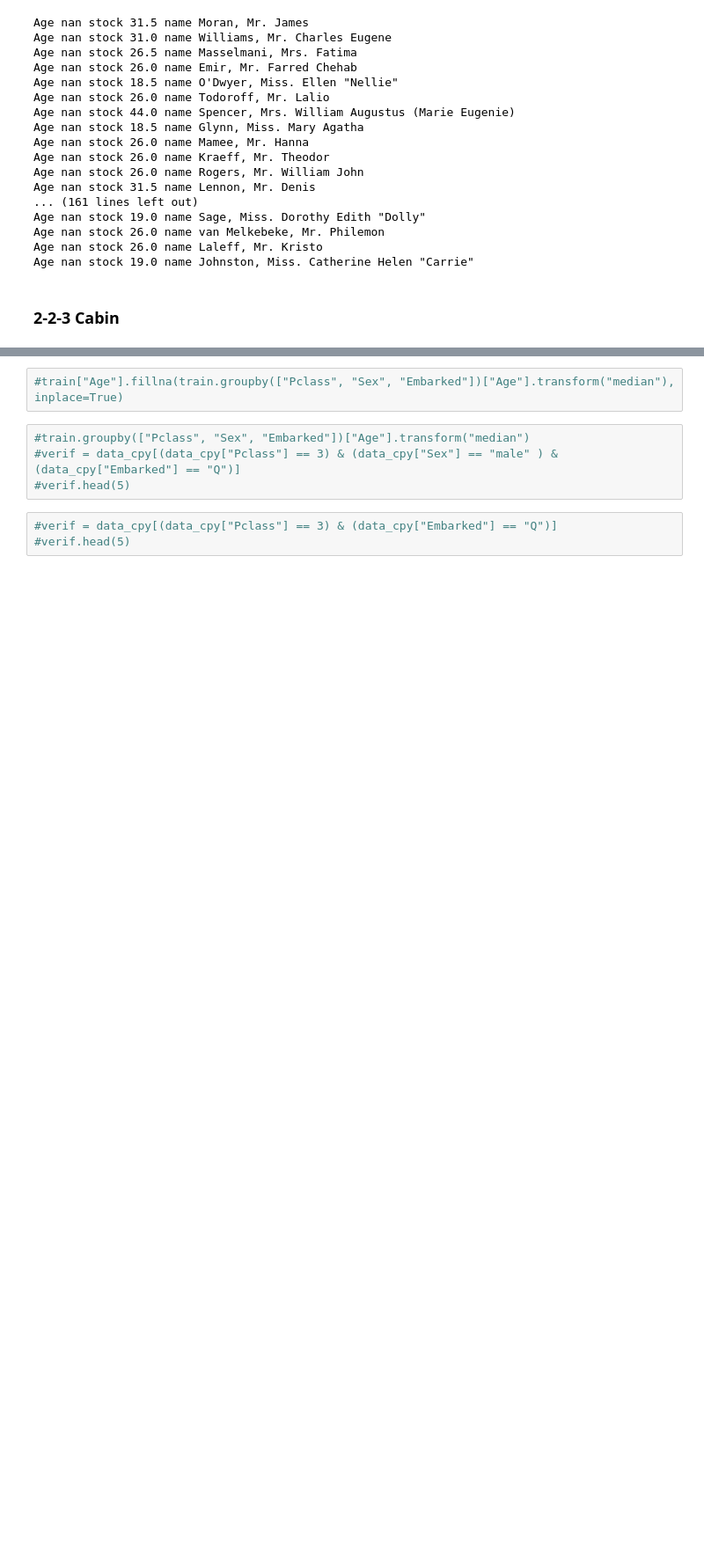
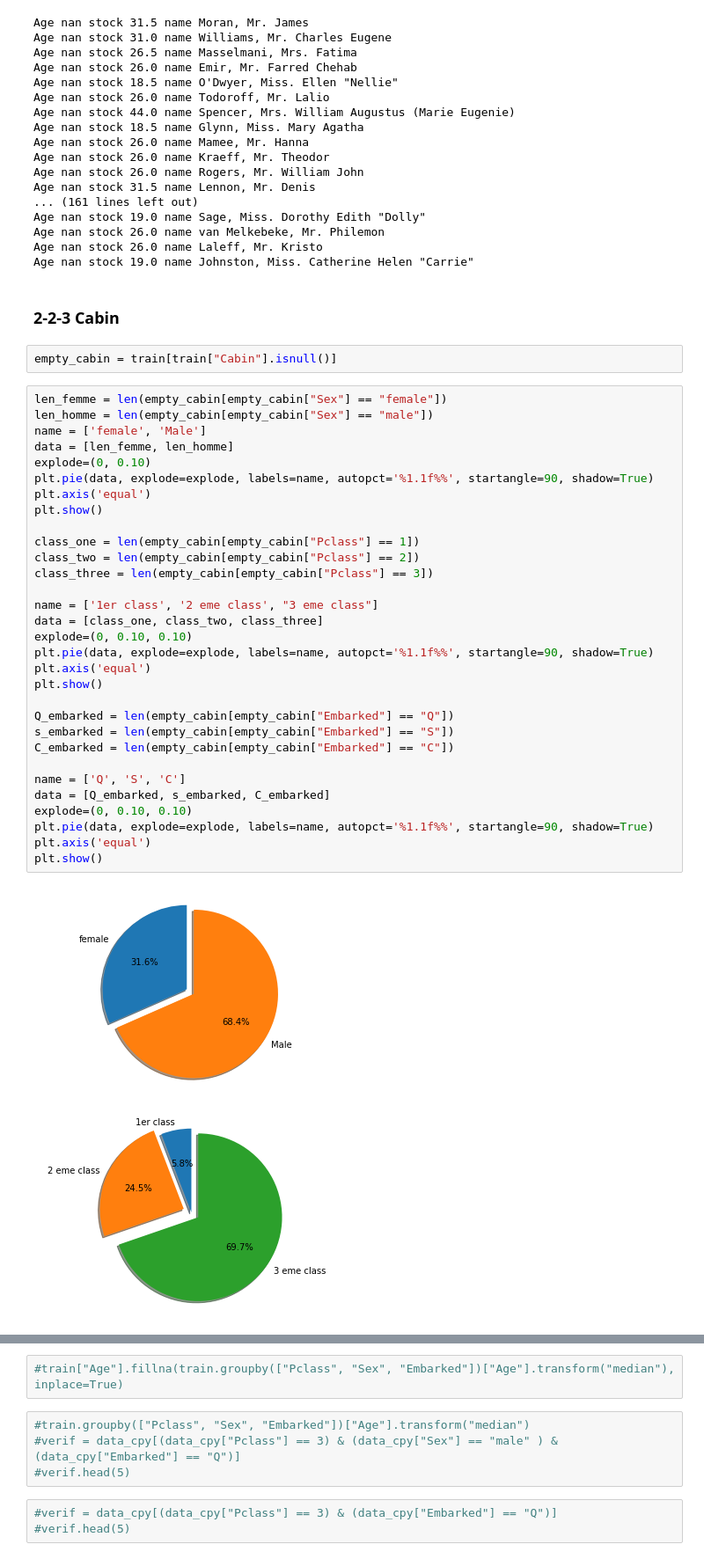
Before and after one commit to Kaiiim/kaggle-titanic, a Jupyter notebook: Titanic-v1.ipynb, the cells around one changed output, grey strips where cells are left out. Shown at 88% size. Saved outputs shown, nothing was run; the diff lists cells and outputs as text; blank space fills up the shorter version.

Commit message:
cabin en cours

```diff
--- a/Titanic-v1.ipynb
+++ b/Titanic-v1.ipynb
@@ -394,3 +394,39 @@ Age nan stock 26.0 name Laleff, Mr. Kristo
 Age nan stock 19.0 name Johnston, Miss. Catherine Helen "Carrie"
 # %% [markdown]
 ### 2-2-3 Cabin
+# %%
+empty_cabin = train[train["Cabin"].isnull()]
+# %%
+len_femme = len(empty_cabin[empty_cabin["Sex"] == "female"])
+len_homme = len(empty_cabin[empty_cabin["Sex"] == "male"])
+name = ['female', 'Male']
+data = [len_femme, len_homme]
+explode=(0, 0.10)
+plt.pie(data, explode=explode, labels=name, autopct='%1.1f%%', startangle=90, shadow=True)
+plt.axis('equal')
+plt.show()
+
+class_one = len(empty_cabin[empty_cabin["Pclass"] == 1])
+class_two = len(empty_cabin[empty_cabin["Pclass"] == 2])
+class_three = len(empty_cabin[empty_cabin["Pclass"] == 3])
+
+name = ['1er class', '2 eme class', "3 eme class"]
+data = [class_one, class_two, class_three]
+explode=(0, 0.10, 0.10)
+plt.pie(data, explode=explode, labels=name, autopct='%1.1f%%', startangle=90, shadow=True)
+plt.axis('equal')
+plt.show()
+
+Q_embarked = len(empty_cabin[empty_cabin["Embarked"] == "Q"])
+s_embarked = len(empty_cabin[empty_cabin["Embarked"] == "S"])
+C_embarked = len(empty_cabin[empty_cabin["Embarked"] == "C"])
+
+name = ['Q', 'S', 'C']
+data = [Q_embarked, s_embarked, C_embarked]
+explode=(0, 0.10, 0.10)
+plt.pie(data, explode=explode, labels=name, autopct='%1.1f%%', startangle=90, shadow=True)
+plt.axis('equal')
+plt.show()
+# %% [output]
+[figure, added]
+[figure, added]
```
Also changed, not shown: parts of 1 cell of this notebook.
